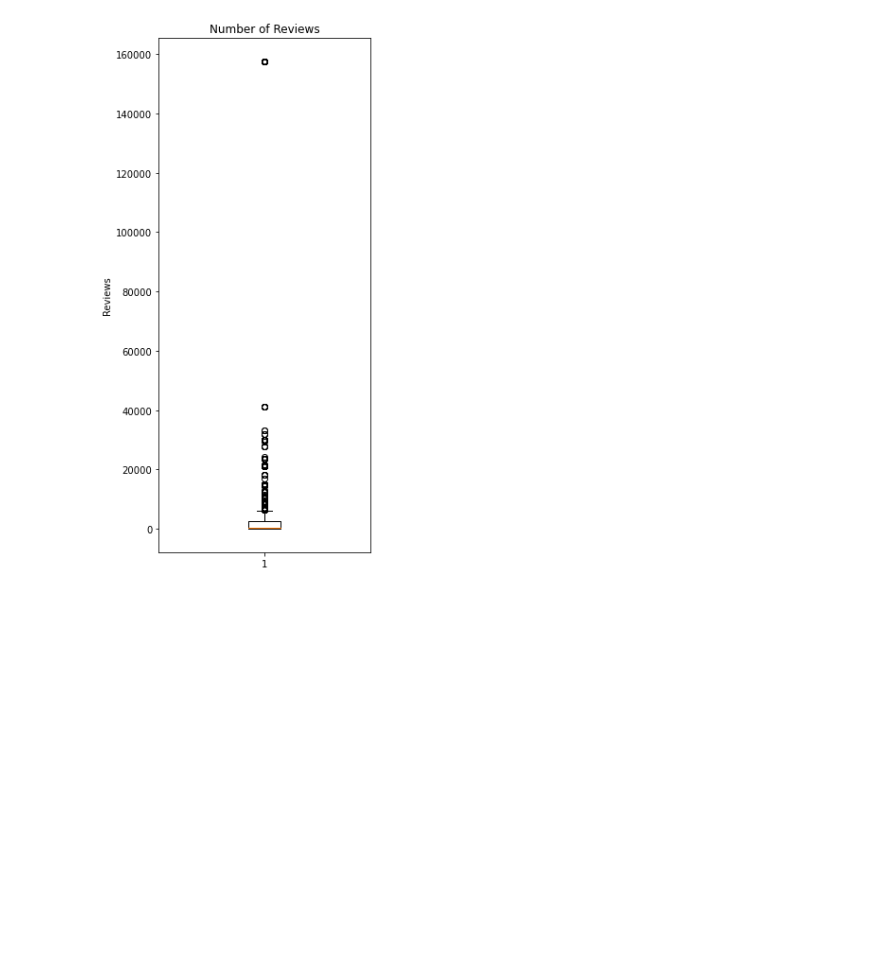
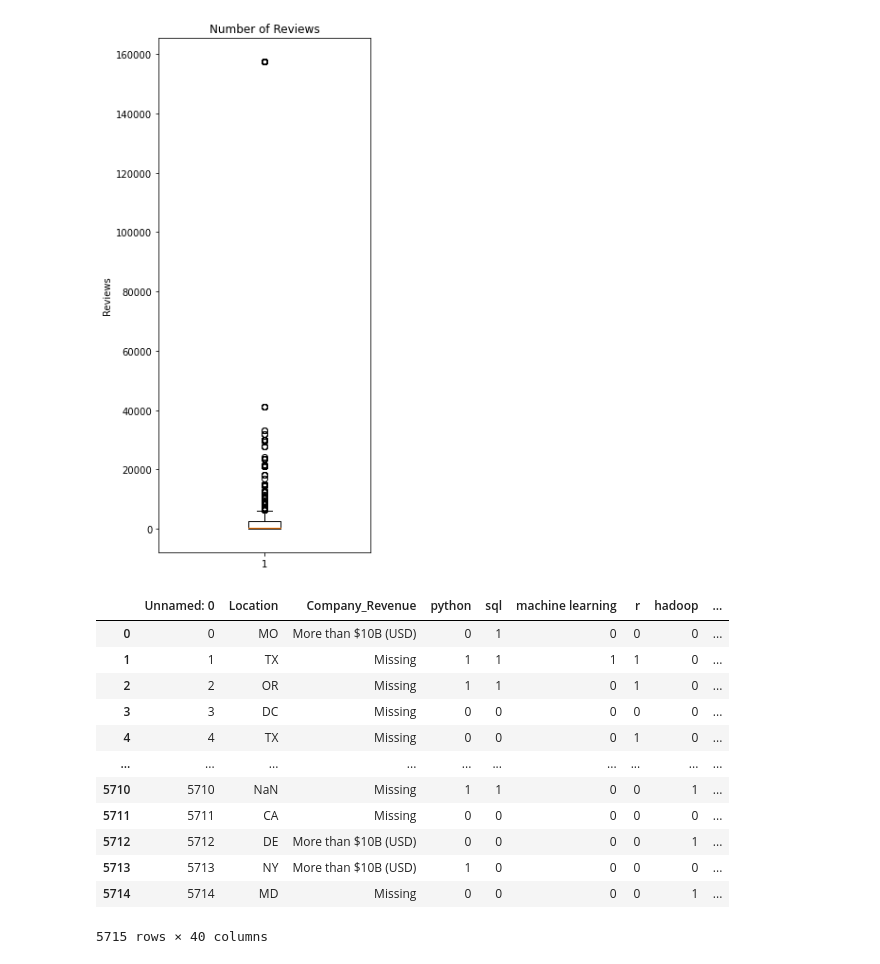
Before and after one commit to jennifermarie6sl/Project-1, a Jupyter notebook: Susana-Jupyter-Notebook.ipynb, the cells around one changed output. Drawn from its saved outputs; the diff is of its cells as text; code cells hidden in the pictures; blank space fills up the shorter version.

```diff
--- a/Susana-Jupyter-Notebook.ipynb
+++ b/Susana-Jupyter-Notebook.ipynb
@@ -191,3 +191,21 @@ ax1.boxplot(reviews)
 plt.show()
 # %% [output]
 [figure]
+# %%
+# Read Clean Indeed Dataset and store into Pandas data frame
+clean_indeed_df = pd.read_csv("./Indeed Data Set.csv")
+clean_indeed_df
+# %% [output]
+|  | Unnamed: 0 | Location | Company_Revenue | python | sql | machine learning | r | hadoop | ... |
+| 0 | 0 | MO | More than $10B (USD) | 0 | 1 | 0 | 0 | 0 | ... |
+| 1 | 1 | TX | Missing | 1 | 1 | 1 | 1 | 0 | ... |
+| 2 | 2 | OR | Missing | 1 | 1 | 0 | 1 | 0 | ... |
+| 3 | 3 | DC | Missing | 0 | 0 | 0 | 0 | 0 | ... |
+| 4 | 4 | TX | Missing | 0 | 0 | 0 | 1 | 0 | ... |
+| ... | ... | ... | ... | ... | ... | ... | ... | ... | ... |
+| 5710 | 5710 | NaN | Missing | 1 | 1 | 0 | 0 | 1 | ... |
+| 5711 | 5711 | CA | Missing | 0 | 0 | 0 | 0 | 0 | ... |
+| 5712 | 5712 | DE | More than $10B (USD) | 0 | 0 | 0 | 0 | 1 | ... |
+| 5713 | 5713 | NY | More than $10B (USD) | 1 | 0 | 0 | 0 | 0 | ... |
+| 5714 | 5714 | MD | Missing | 0 | 0 | 0 | 0 | 1 | ... |
+5715 rows × 40 columns
```
Also changed, not shown: 3 other files.
